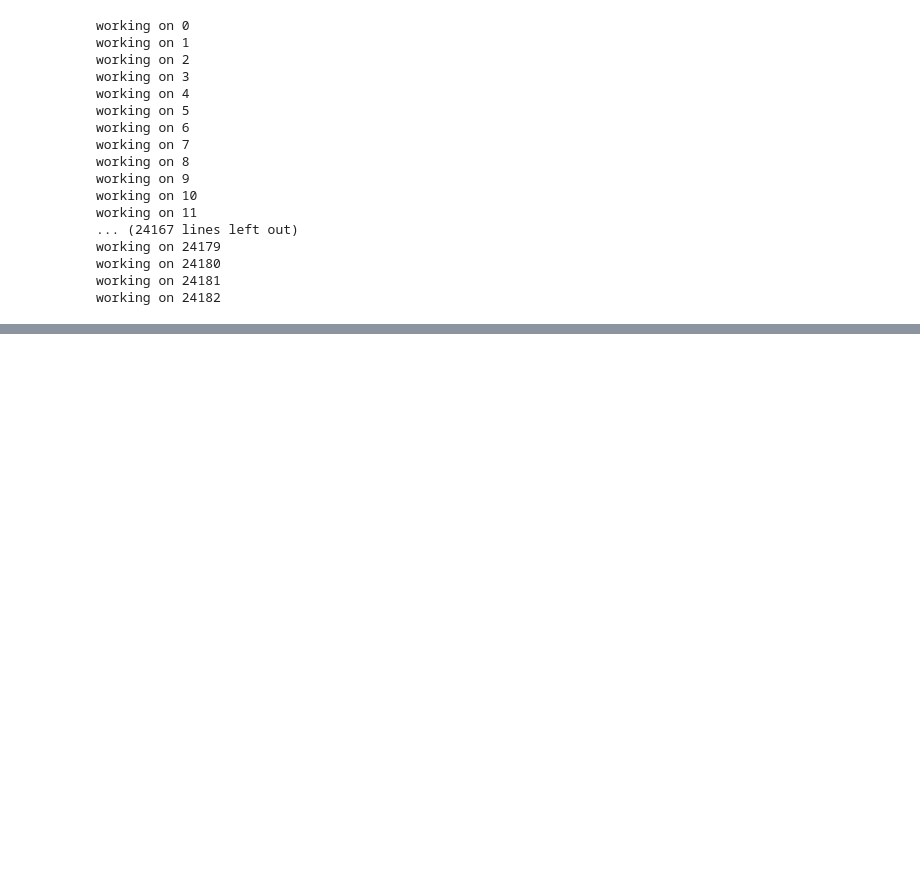
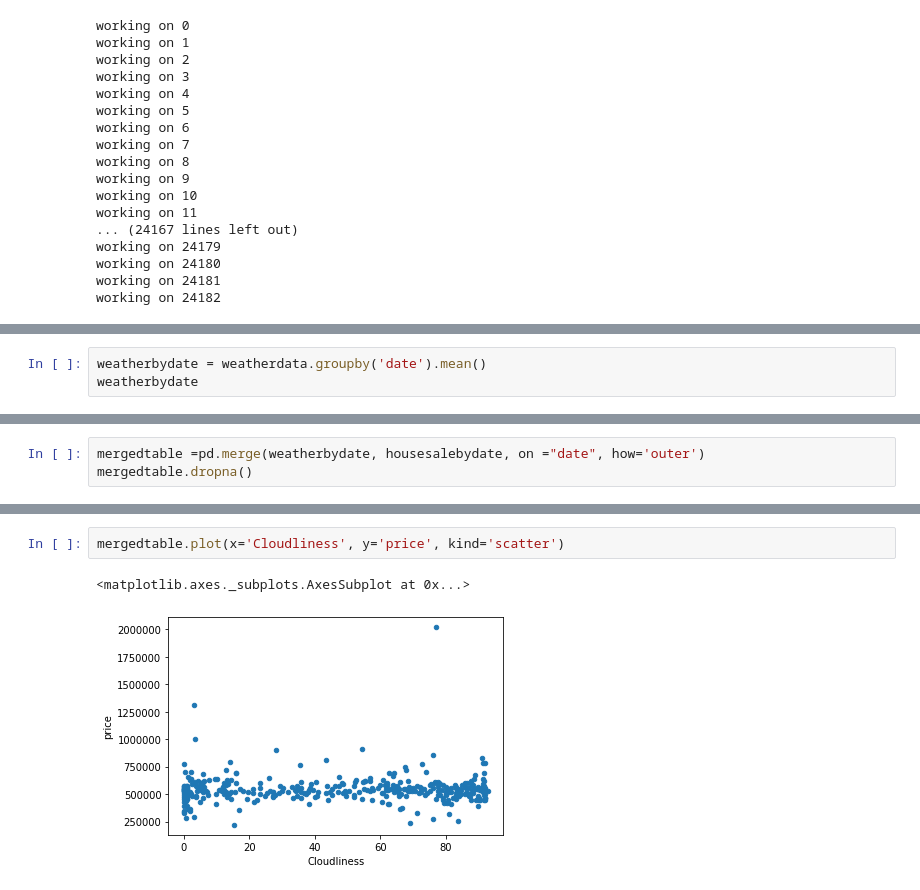
Before and after one commit to kavehamini/WeatherVsHomeSalesProject1, a Jupyter notebook: weathervshomesales.ipynb, the cells around one changed output, grey strips where cells are left out. Saved outputs shown, nothing was run; the diff lists cells and outputs as text; blank space fills up the shorter version.

```diff
--- a/weathervshomesales.ipynb
+++ b/weathervshomesales.ipynb
@@ -210,0 +290,3 @@ weatherdata
+# %%
+weatherbydate = weatherdata.groupby('date').mean()
+weatherbydate
@@ -210,0 +308,3 @@ weatherdata
+# %%
+mergedtable =pd.merge(weatherbydate, housesalebydate, on ="date", how='outer')
+mergedtable.dropna()
@@ -210,0 +326,5 @@ weatherdata
+# %%
+mergedtable.plot(x='Cloudliness', y='price', kind='scatter')
+# %% [output]
+<matplotlib.axes._subplots.AxesSubplot at 0x...>
+[figure, added]
```
Also changed, not shown: parts of 16 cells of this notebook.
